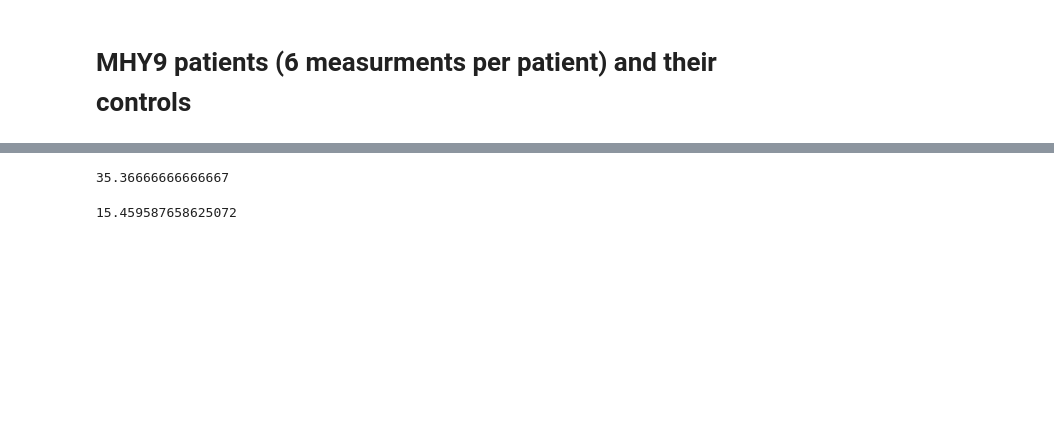
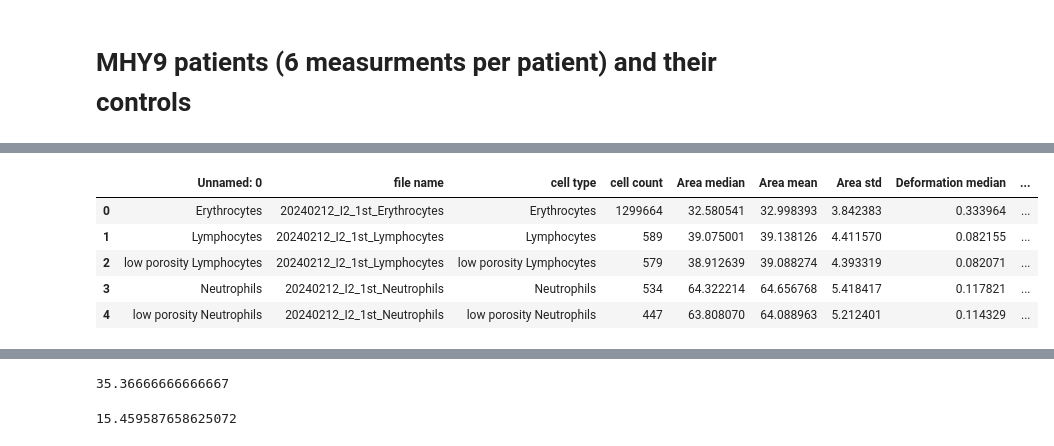
Before and after one commit to SaraKaliman/dc-data-novel-MYH9-variant, a Jupyter notebook: Step2_group_comparison.ipynb, the cells around one changed output, grey strips where cells are left out. Drawn from its saved outputs; the diff is of its cells as text; code cells hidden in the pictures; blank space fills up the shorter version.

```diff
--- a/Step2_group_comparison.ipynb
+++ b/Step2_group_comparison.ipynb
@@ -26,3 +35,12 @@ df_all = pd.concat([df_controls, df_patients])
+# %%
+df_patients.head()
+# %% [output]
+|  | Unnamed: 0 | file name | cell type | cell count | Area median | Area mean | Area std | Deformation median | ... |
+| 0 | Erythrocytes | 20240212_I2_1st_Erythrocytes | Erythrocytes | 1299664 | 32.580541 | 32.998393 | 3.842383 | 0.333964 | ... |
+| 1 | Lymphocytes | 20240212_I2_1st_Lymphocytes | Lymphocytes | 589 | 39.075001 | 39.138126 | 4.411570 | 0.082155 | ... |
+| 2 | low porosity Lymphocytes | 20240212_I2_1st_Lymphocytes | low porosity Lymphocytes | 579 | 38.912639 | 39.088274 | 4.393319 | 0.082071 | ... |
+| 3 | Neutrophils | 20240212_I2_1st_Neutrophils | Neutrophils | 534 | 64.322214 | 64.656768 | 5.418417 | 0.117821 | ... |
+| 4 | low porosity Neutrophils | 20240212_I2_1st_Neutrophils | low porosity Neutrophils | 447 | 63.808070 | 64.088963 | 5.212401 | 0.114329 | ... |
 # %%
 # read metadata
 # %%
```
Also changed, not shown: parts of 8 cells of this notebook, 1 other file.
